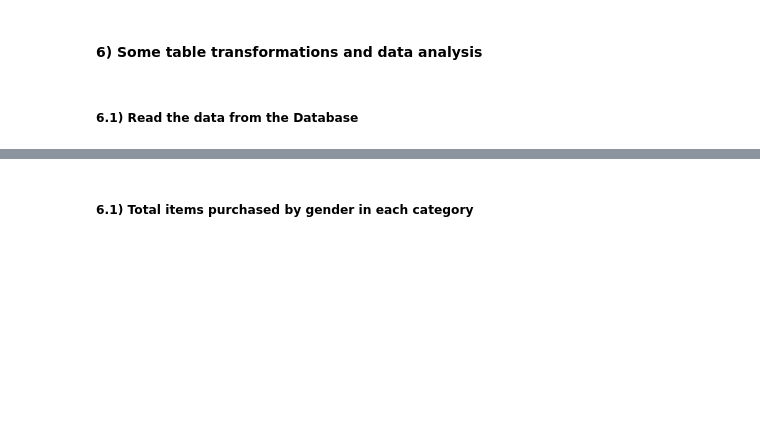
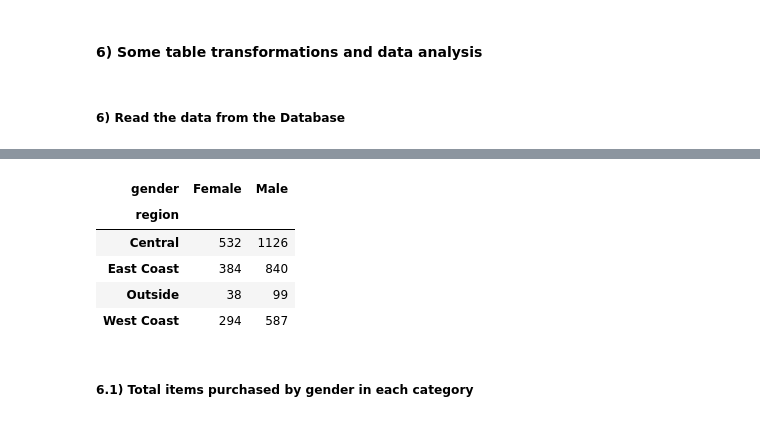
Before and after one commit to maryisabela15/Shopping_trends_project, a Jupyter notebook: shopping_code.ipynb, the cells around one changed output, grey strips where cells are left out. Drawn from its saved outputs; the diff is of its cells as text; code cells hidden in the pictures; blank space fills up the shorter version.

```diff
--- a/shopping_code.ipynb
+++ b/shopping_code.ipynb
@@ -105,7 +105,7 @@ result.to_sql("update_shopping_data", engine, index = False)
 data = pd.read_sql_table("update_shopping_data", engine)
 data.head()
 # %% [markdown]
-##### 6.1) Read the data from the Database
+##### 6) Read the data from the Database
 # %%
 data = pd.read_sql_table("update_shopping_data", engine)
 data.head()
@@ -116,6 +116,26 @@ data.head()
 | 2 | 3 | 50 | Male | Jeans | Clothing | 73 | Massachusetts | S | ... |
 | 3 | 4 | 21 | Male | Sandals | Footwear | 90 | Rhode Island | M | ... |
 | 4 | 5 | 45 | Male | Blouse | Clothing | 49 | Oregon | M | ... |
+# %%
+# Total female and male customers by region
+query = '''
+  SELECT DISTINCT region,
+         gender,
+         COUNT(*) as total
+  FROM update_shopping_data
+  GROUP BY 1,2
+  ORDER BY 1;
+'''
+
+result = pd.read_sql_query(query, engine).pivot_table(values='total', index='region', columns='gender')
+result
+# %% [output]
+| gender | Female | Male |
+| region |  |  |
+| Central | 532 | 1126 |
+| East Coast | 384 | 840 |
+| Outside | 38 | 99 |
+| West Coast | 294 | 587 |
 # %% [markdown]
 ##### 6.1) Total items purchased by gender in each category
 # %%
```
Also changed, not shown: parts of 2 cells of this notebook.
